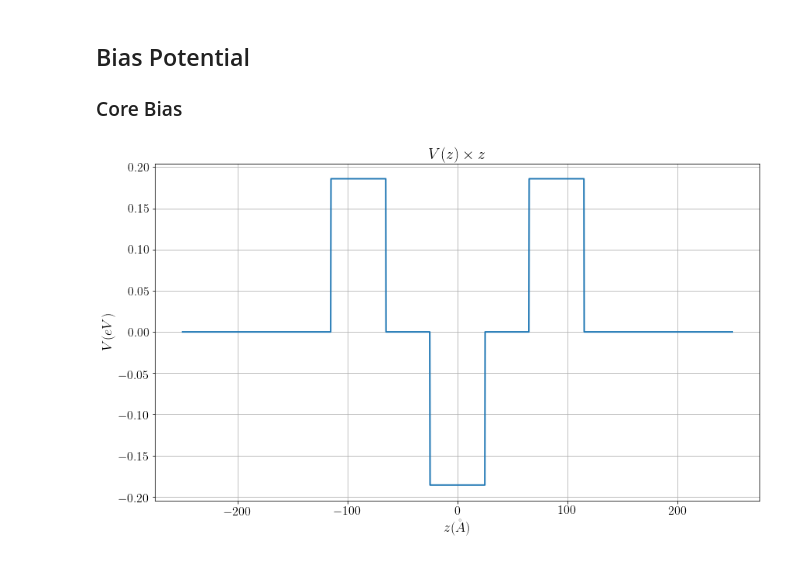
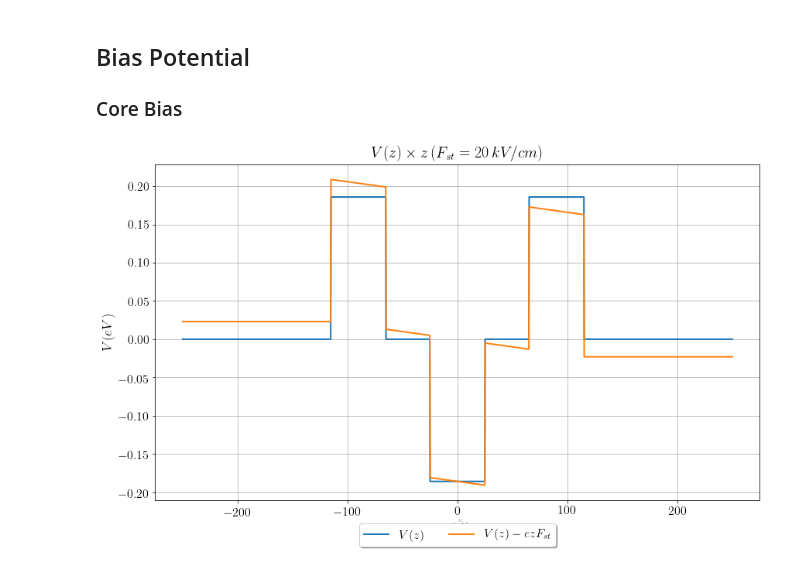
Before and after one commit to thiagolcmelo/time-evolution, a Jupyter notebook: algaas-photocurrent.ipynb, the cells around one changed output. Saved outputs shown, nothing was run; the diff lists cells and outputs as text; code cells hidden in the pictures.

```diff
--- a/algaas-photocurrent.ipynb
+++ b/algaas-photocurrent.ipynb
@@ -40,6 +40,8 @@ au_l   = cte.value('atomic unit of length')
 au_t   = cte.value('atomic unit of time')
 au_e   = cte.value('atomic unit of energy')
 ev     = cte.value('electron volt')
+e      = cte.value('elementary charge')
+c      = cte.value('speed of light in vacuum')
 au2ang = au_l / 1e-10
 au2ev  = au_e / ev
 # %% [markdown]
@@ -369,13 +374,31 @@ plt.savefig('double_barrier_quantum_well_degani.png', bbox_inches='tight')
 ## Bias Potential
 
 ### Core Bias
-# %%
-fig, ax = plt.subplots()
-ax.set_xlabel(r'$z (\AA)$')
-ax.set_ylabel(r'$V (eV)$')
-ax.plot(z_ang, V)
-ax.set_title(r"$V(z) \times z$")
-ax.grid(True)
-plt.show()
-# %% [output]
-[figure, removed]
+# %%
+Fst           = (20e3)*(1e2) # kV/cm
+Vst           = lambda z: -(z*1e-10)*(e*Fst)/ev
+device_border = (wl/2.0+dl+bl)
+V_left        = Vst(-device_border)
+V_right       = Vst(device_border)
+
+def find_bias(z):
+    if z <= -device_border:
+        return V_left
+    elif z >= device_border:
+        return V_right
+    return Vst(z)
+
+V_bias        = V+np.vectorize(find_bias)(z_ang)
+V_bias_au     = V_bias / au2ev
+
+fig, ax = plt.subplots()
+ax.set_xlabel(r'$z (\AA)$')
+ax.set_ylabel(r'$V (eV)$')
+ax.plot(z_ang, V, label=r'$V(z)$')
+ax.plot(z_ang, V_bias, label=r'$V(z) -e z F_{st}$')
+ax.set_title(r"$V(z) \times z\, (F_{st}=20 \, kV/cm)$")
+ax.grid(True)
+ax.legend(loc='upper center', bbox_to_anchor=(0.5, -0.05),  shadow=True, ncol=2)
+plt.show()
+# %% [output]
+[figure, added]
```
Also changed, not shown: parts of 8 cells of this notebook.
